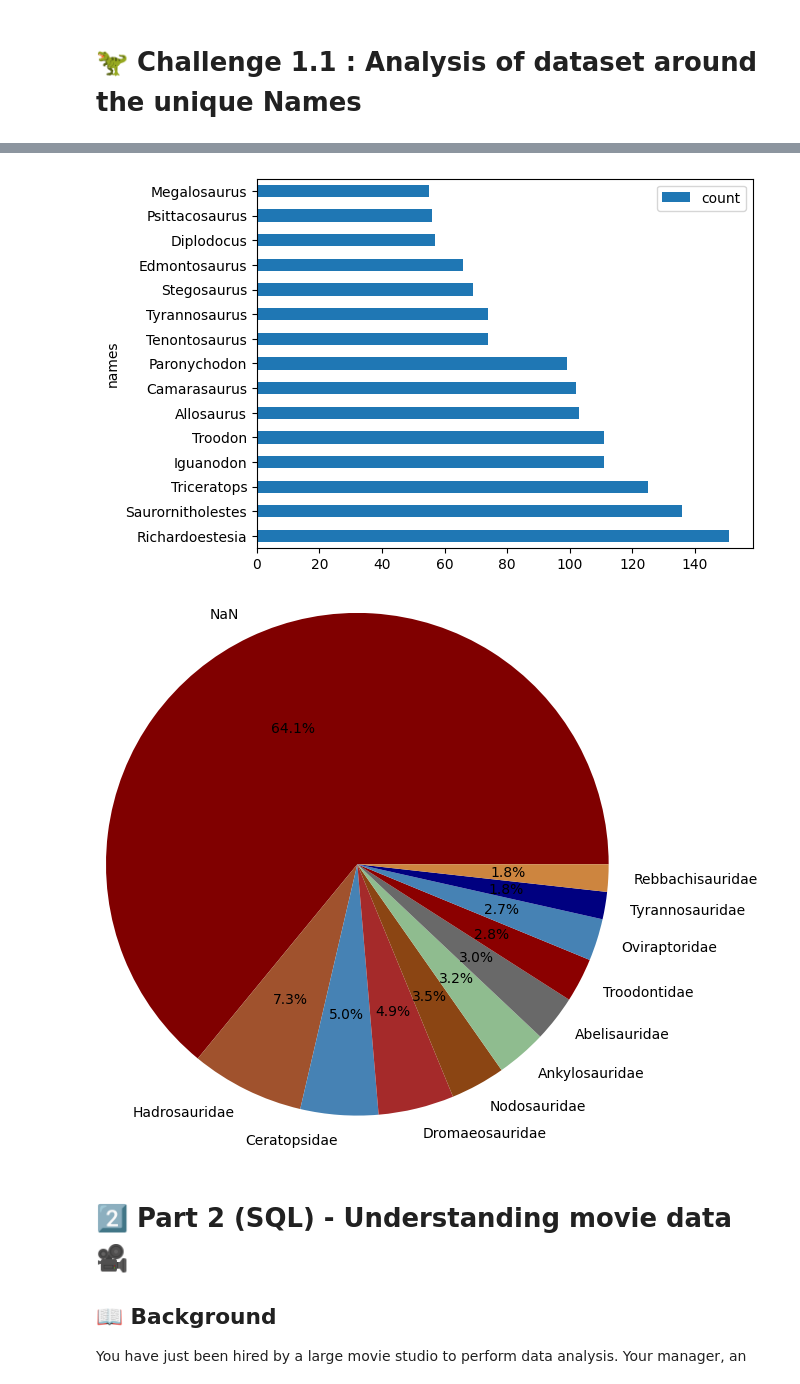
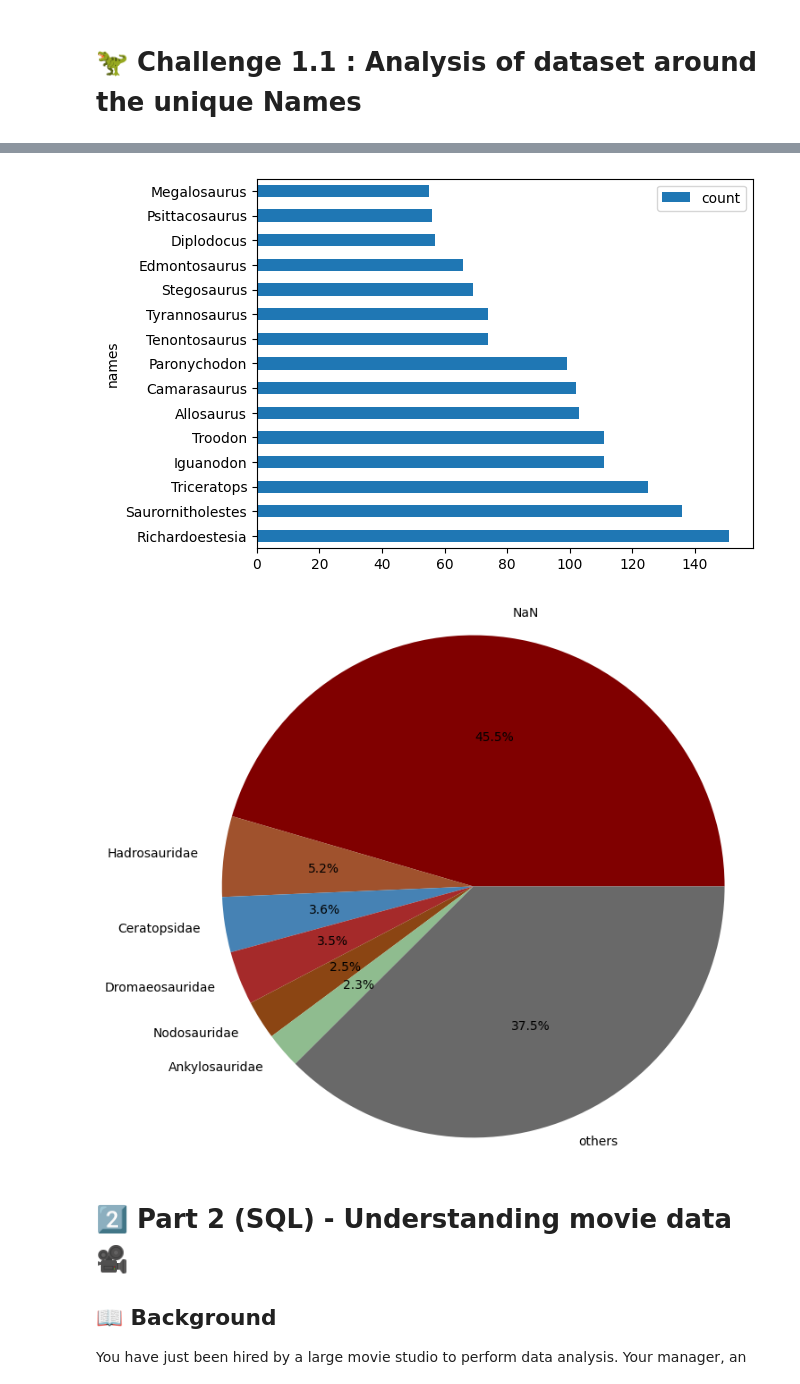
Before and after one commit to Mustafa-raja/DataCamp, a Jupyter notebook: Part 1 (Python) - Dinosaur data 🦕/notebook (1).ipynb, the cells around one changed output, grey strips where cells are left out. Drawn from its saved outputs; the diff is of its cells as text; code cells hidden in the pictures.

Commit message:
families and kingdon

```diff
--- a/Part 1 (Python) - Dinosaur data 🦕/notebook (1).ipynb
+++ b/Part 1 (Python) - Dinosaur data 🦕/notebook (1).ipynb
@@ -133,11 +133,12 @@ bar_chart.plot.barh(x='names', y='count', rot = 0)
 
 print(
 """
-Top 15 Dominant Dinosaur Names:
+Dominant Dinosaur Names and Families:
 
 The bar chart displays the 15 most dominant dinosaur names in terms of occurrences in the Paleo-biology database.
 These dinosaurs make up more than 30% of the dinosaurs in the given dataset.
 """)
+
 families = cleaned['family'].unique().tolist()
 dinos = pd.DataFrame(data = dictionary).to_numpy()
 
@@ -159,10 +160,23 @@ pie_df = pd.DataFrame({
     "unique_names": unique_dino_count
 }, index = pie_dictionary.keys())
 
-pie_chart = pie_df.sort_values(by = ['unique_names'], ascending=False).head(11)
+pie_chart = pie_df.sort_values(by = ['unique_names'], ascending=False).head(6)
+
+names = pie_chart['unique_names'].tolist()
+names.append(sum(pie_df.drop(pie_chart.index)['unique_names']))
+indices = pie_chart.index.tolist()
+indices.append('others')
+
 fig, ax = plt.subplots()
-ax.pie(pie_chart['unique_names'], labels=pie_chart.index, autopct='%1.1f%%', radius =1.7,
+ax.pie(names, labels=indices, autopct='%1.1f%%', radius =1.9,
        colors=['maroon', 'sienna', 'steelblue', 'brown', 'saddlebrown', 'darkseagreen', 'dimgray', 'darkred', 'steelblue', 'navy', 'peru']);
+
+print(
+    """
+This pie chart reveals a surprising truth about the dino dominance. While "Hadrosauridae" stands out as the most prevalent family with unique named species (5.2%), an astonishing 45.5% of dinosaurs lack a defined family classification. This suggests a significant reservoir of uncategorized diversity, awaiting discovery within the fossil record.
+
+Additionally, the top 5 families with unique dinosaur names collectively represent 17.4% of the named species in our dataset, while the remaining 37.5% of names are distributed across a staggering 70 families, showcasing the vast diversity within the dinosaur kingdom.
+    """)
 # %% [output]
 Number of unique dinosaur names: 1042
 
@@ -173,5 +192,5 @@ These dinosaurs make up more than 30% of the dinosaurs in the given dataset.
 [figure]
-[figure, old version]
+[figure, new version]
 # %% [markdown]
 # 2️⃣ Part 2 (SQL) - Understanding movie data 🎥
 
```
Also changed, not shown: parts of 1 cell of this notebook.
